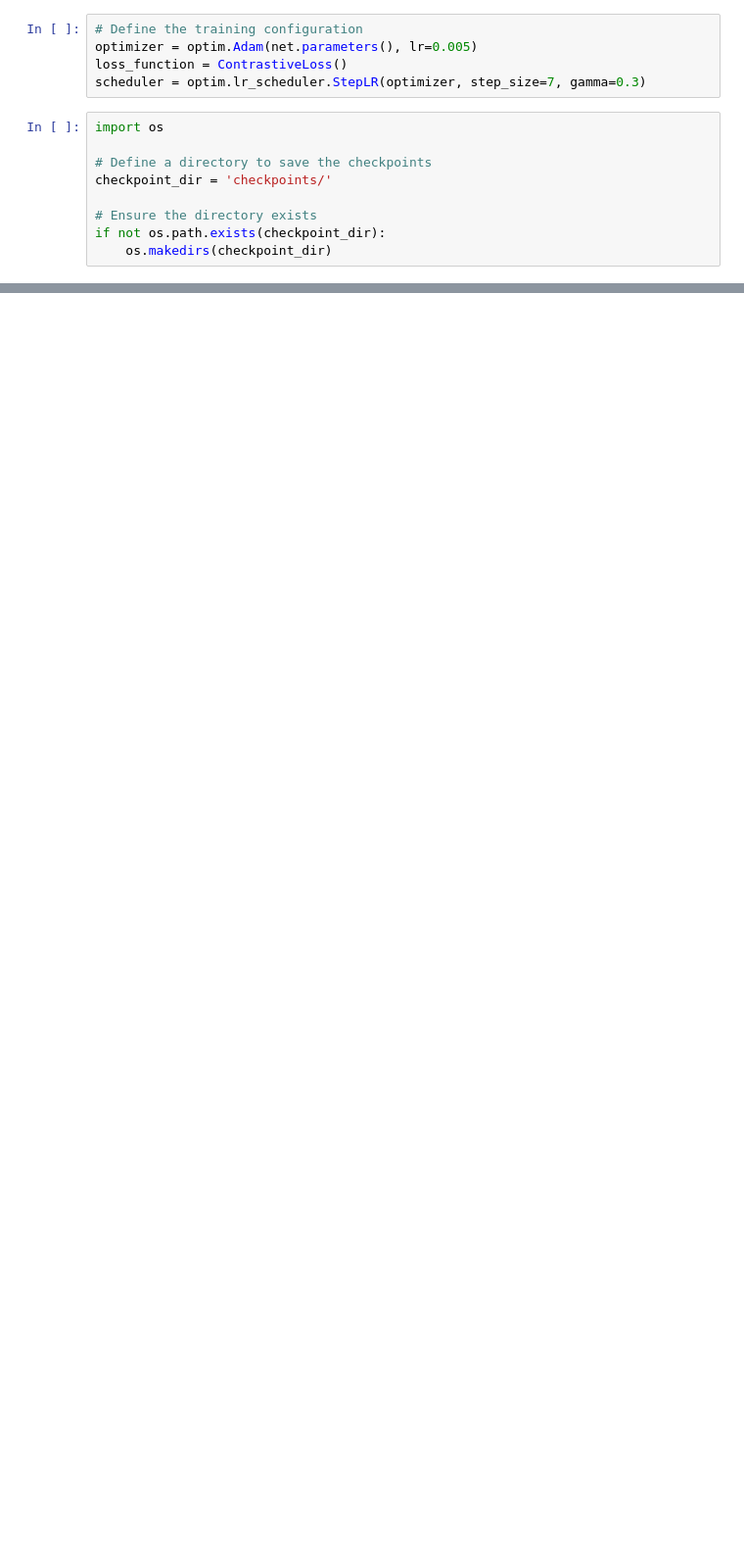
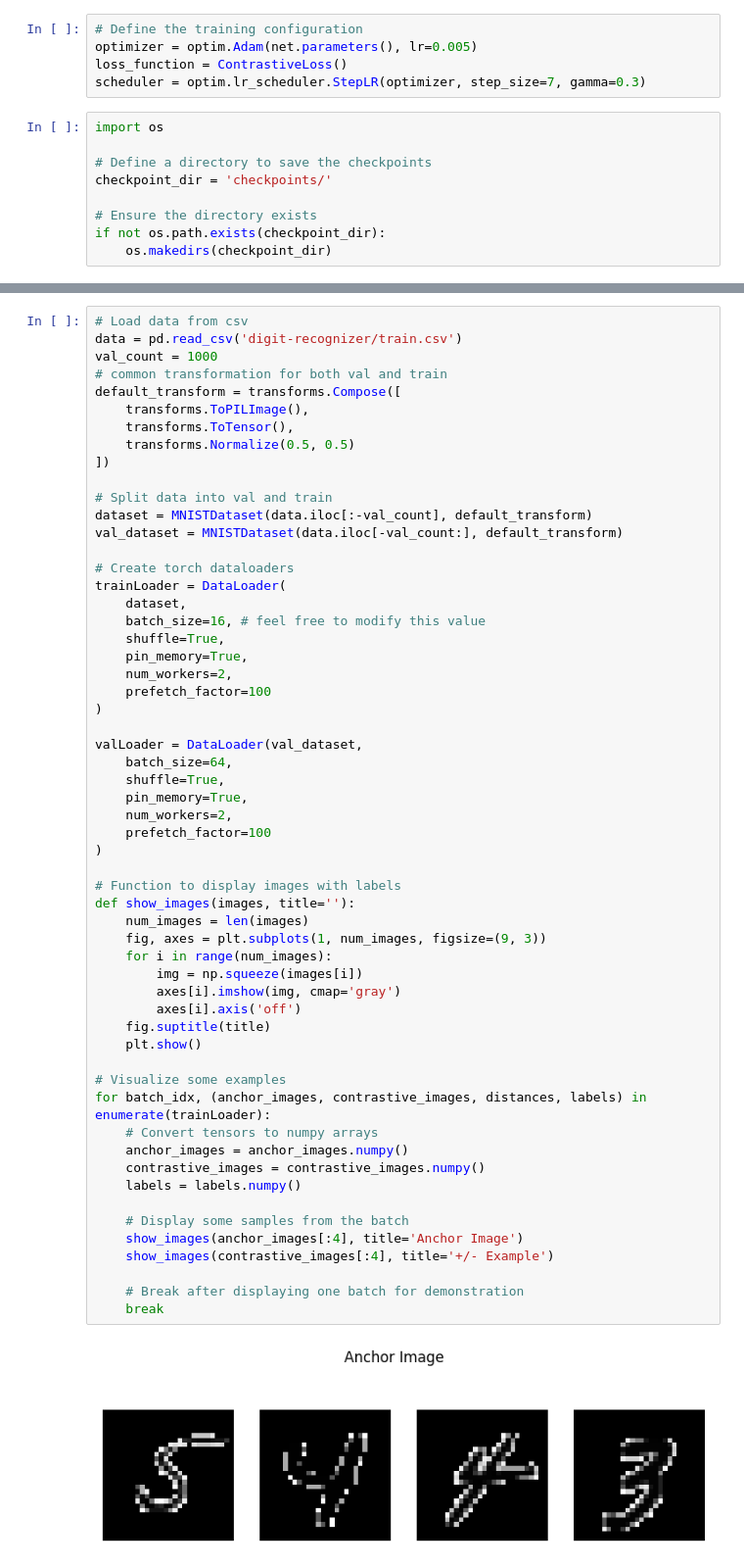
Before and after one commit to zhiyong9654/ml_practice, a Jupyter notebook: 20250224_multimodal_rag/01.overview_of_modality.ipynb, the cells around one changed output, grey strips where cells are left out. Shown at 98% size. Cells and saved outputs as stored; diff of their text form; blank space fills up the shorter version.

```diff
--- a/20250224_multimodal_rag/01.overview_of_modality.ipynb
+++ b/20250224_multimodal_rag/01.overview_of_modality.ipynb
@@ -285,0 +348,59 @@ learning rate 0.005
+# %%
+# Load data from csv
+data = pd.read_csv('digit-recognizer/train.csv')
+val_count = 1000
+# common transformation for both val and train
+default_transform = transforms.Compose([
+    transforms.ToPILImage(),
+    transforms.ToTensor(),
+    transforms.Normalize(0.5, 0.5)
+])
+
+# Split data into val and train
+dataset = MNISTDataset(data.iloc[:-val_count], default_transform)
+val_dataset = MNISTDataset(data.iloc[-val_count:], default_transform)
+
+# Create torch dataloaders
+trainLoader = DataLoader(
+    dataset,
+    batch_size=16, # feel free to modify this value
+    shuffle=True,
+    pin_memory=True,
+    num_workers=2,
+    prefetch_factor=100
+)
+
+valLoader = DataLoader(val_dataset,
+    batch_size=64,
+    shuffle=True,
+    pin_memory=True,
+    num_workers=2,
+    prefetch_factor=100
+)
+
+# Function to display images with labels
+def show_images(images, title=''):
+    num_images = len(images)
+    fig, axes = plt.subplots(1, num_images, figsize=(9, 3))
+    for i in range(num_images):
+        img = np.squeeze(images[i])
+        axes[i].imshow(img, cmap='gray')
+        axes[i].axis('off')
+    fig.suptitle(title)
+    plt.show()
+
+# Visualize some examples
+for batch_idx, (anchor_images, contrastive_images, distances, labels) in enumerate(trainLoader):
+    # Convert tensors to numpy arrays
+    anchor_images = anchor_images.numpy()
+    contrastive_images = contrastive_images.numpy()
+    labels = labels.numpy()
+
+    # Display some samples from the batch
+    show_images(anchor_images[:4], title='Anchor Image')
+    show_images(contrastive_images[:4], title='+/- Example')
+
+    # Break after displaying one batch for demonstration
+    break
+# %% [output]
+[figure, added]
```
Also changed, not shown: parts of 17 cells of this notebook.
